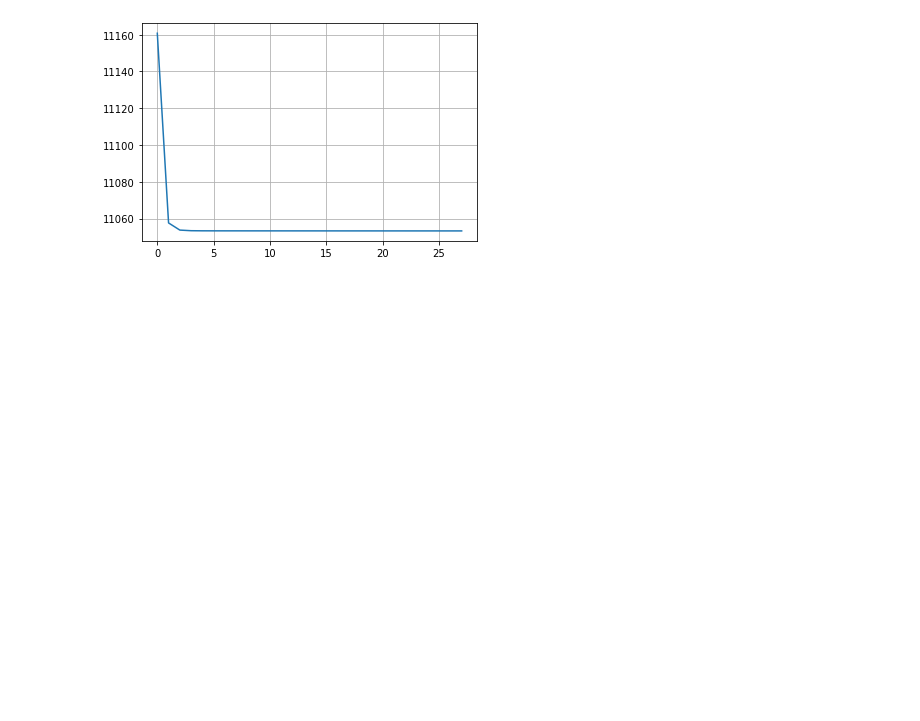
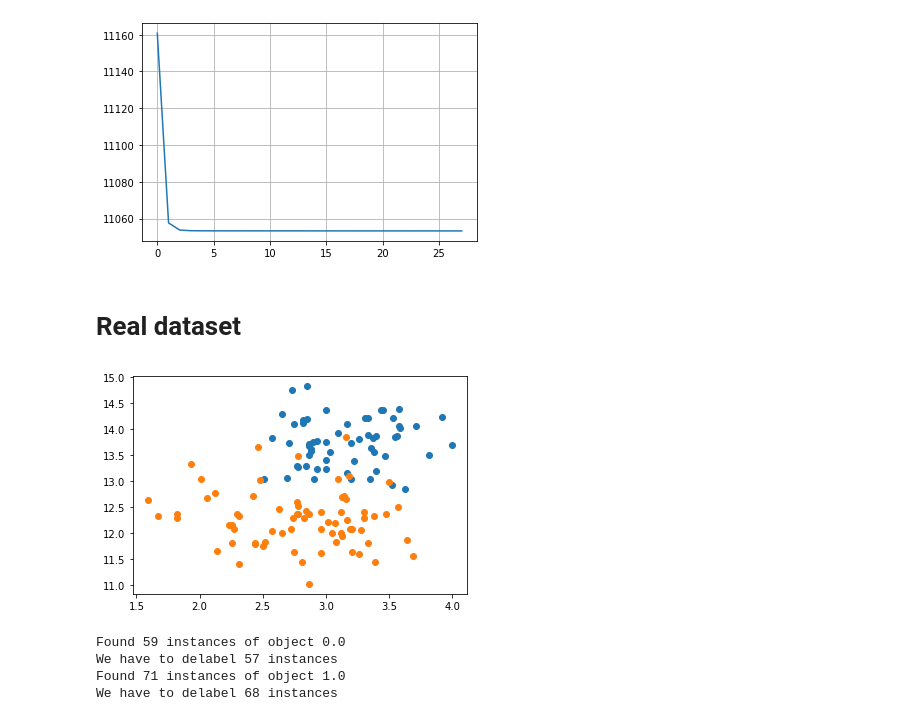
Before and after one commit to PashaIanko/Semi-Supervised-Labelling, a Jupyter notebook: main_notebook.ipynb, the cells around one changed output. Cells and saved outputs as stored; diff of their text form; code cells hidden in the pictures; blank space fills up the shorter version.

Commit message:
run GD on wine dataset

```diff
--- a/main_notebook.ipynb
+++ b/main_notebook.ipynb
@@ -497,3 +504,39 @@ plt.plot(BCGD_cyclic_solver.losses)
 plt.grid()
 # %% [output]
 [figure]
+# %% [markdown]
+# Real dataset
+# %%
+wine=datasets.load_wine()
+
+#Conver to pandas dataframe
+data=pd.DataFrame(data=np.c_[wine['data'],wine['target']],columns=wine['feature_names']+['target'])
+
+data = data.loc[
+    (data['target'] == 1) | (data['target'] == 0),
+    ['od280/od315_of_diluted_wines', 'alcohol', 'target']
+]
+# %%
+X_real = data.loc[
+    :,
+    ['od280/od315_of_diluted_wines', 'alcohol']
+].values
+Y_real = data['target'].values
+
+plot_clusters(
+    X_real,
+    Y_real
+)
+# %% [output]
+[figure, added]
+# %%
+Y_real_delabeled = delabel_data(
+    Y_real,
+    labeled_percent = DataProperties.labeled_percentage,
+    delabel_value = DataProperties.unlabeled
+)
+# %% [output]
+Found 59 instances of object 0.0
+We have to delabel 57 instances
+Found 71 instances of object 1.0
+We have to delabel 68 instances
```
Also changed, not shown: parts of 16 cells of this notebook, 1 other file.
